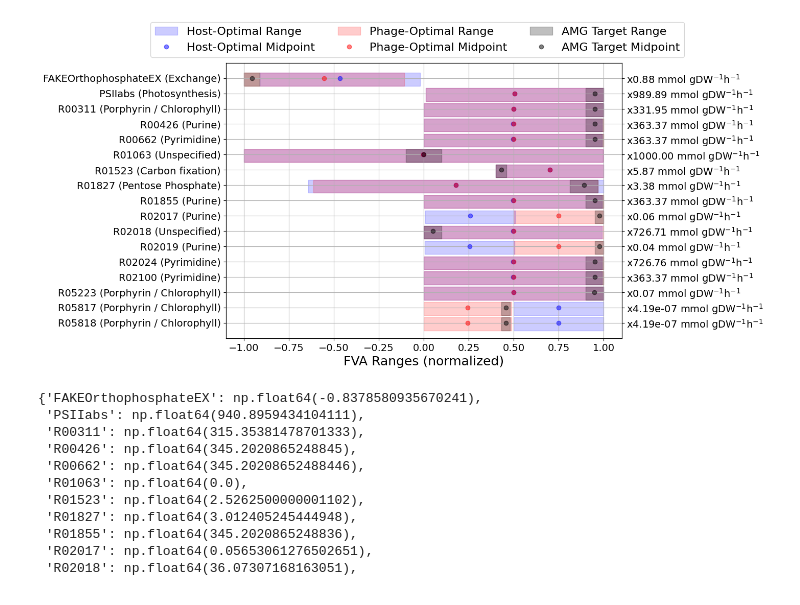
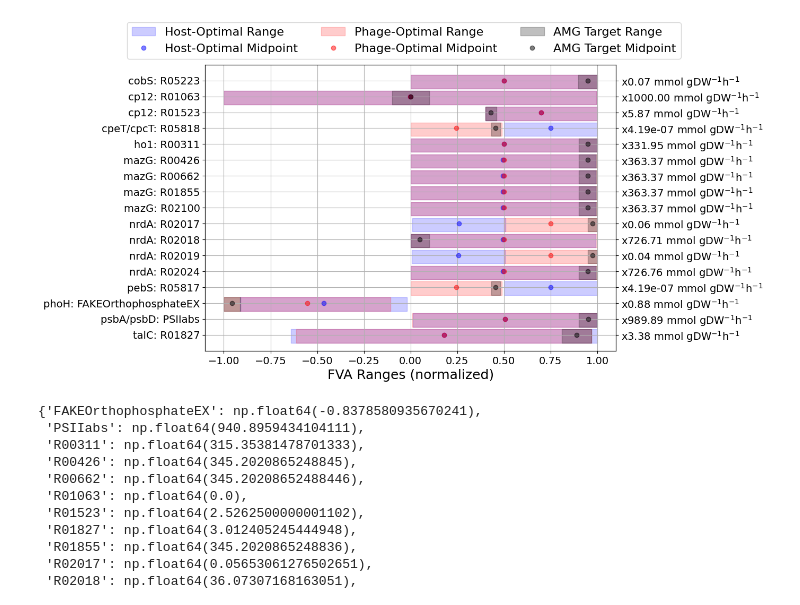
Before and after one commit to NWBRaVE/p-hm2-amgs-in-med4, a Jupyter notebook: phage_biomass_impact.ipynb, the cells around one changed output. Saved outputs shown, nothing was run; the diff lists cells and outputs as text; code cells hidden in the pictures.

```diff
--- a/phage_biomass_impact.ipynb
+++ b/phage_biomass_impact.ipynb
@@ -12,6 +13,8 @@ from plotting_utils import plot_impact_graph
 model = cobra.io.read_sbml_model("model_files/ProchlorococcusMED4+PHM2v1.xml")
 amgs = json.loads(open("model_files/amg_reactions.json").read())
 manual_relabels = json.loads(open("model_files/subsystem_alias.json").read())
+amg_gene_names = json.loads(open("model_files/amg_gene_map.json").read())
+amg_rxn_names = {k: f"{v}: {k}" for k, v in amg_gene_names.items()}
 # %%
 with model as healthy:
     fva_healthy = cobra.flux_analysis.flux_variability_analysis(healthy)
@@ -93,6 +96,12 @@ for amg in amgs:
         )
     i1[amg] = res["minimum"][amg]
     i2[amg] = res["maximum"][amg]
+
+h1 = {k: v for k, v in sorted(h1.items(), key=lambda x: amg_rxn_names[x[0]])}
+h2 = {k: v for k, v in sorted(h2.items(), key=lambda x: amg_rxn_names[x[0]])}
+i1 = {k: v for k, v in sorted(i1.items(), key=lambda x: amg_rxn_names[x[0]])}
+i2 = {k: v for k, v in sorted(i2.items(), key=lambda x: amg_rxn_names[x[0]])}
+
 fva_healthy_amg2 = pd.DataFrame({"minimum": h1, "maximum": h2})
 fva_phm2_amg2 = pd.DataFrame({"minimum": i1, "maximum": i2})
 # %%
@@ -103,40 +112,42 @@ for i, (amg, direction) in enumerate(amgs.items()):
         phm2.objective = phm2.reactions.PHM2_prodrxn_VN.flux_expression
         lb, ub = amg_limits(phm2, amg, direction, optimum_fraction=0.5, tol=0.1)
     highlights[amg] = (lb, ub)
-
 plot_impact_graph(
     ax,
     model,
     fva_healthy_amg2,
     fva_phm2_amg2,
     [],
     manual_relabels,
     cut=0,
     sort=False,
     highlights=highlights,
 )
 # ax.set_ylim(-11, 1.3)
+
+ax.set_yticklabels(sorted(amg_rxn_names.values()))
+
 ax.tick_params(labelsize=14)
 ax.xaxis.label.set_size(18)
 fig.axes[1].tick_params(labelsize=14)
 # ax.set_title("Biomass Lax Optimization Impact on AMG-Hijacked Reactions", fontsize=22)
 fig.legend(
     [
         "Host-Optimal Range",
         "Host-Optimal Midpoint",
         "Phage-Optimal Range",
         "Phage-Optimal Midpoint",
         "AMG Target Range",
         "AMG Target Midpoint",
     ],
     ncols=3,
     loc="upper center",
     fontsize=16,
     bbox_to_anchor=(0.5, 1.01),
 )
 plt.show()
 # %% [output]
-[figure, old version]
+[figure, new version]
 # %%
 amg_new_vals = {}
 for amg, direction in amgs.items():
```
Also changed, not shown: parts of 7 cells of this notebook, 2 other files.
